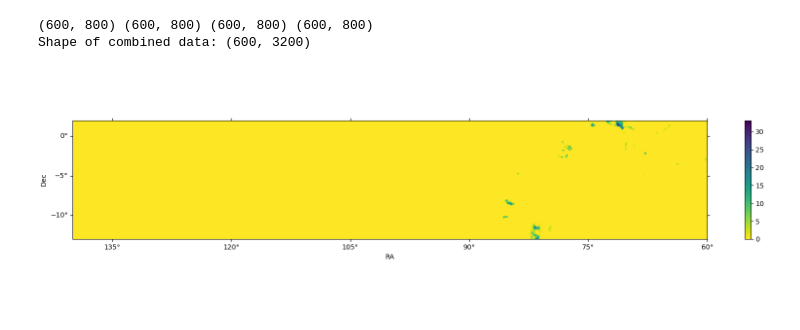
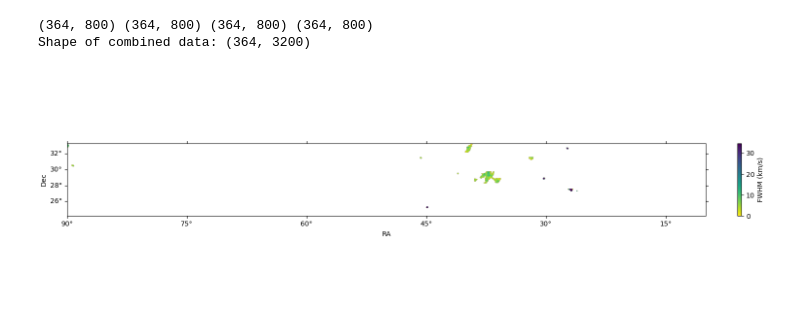
Before and after one commit to Firestar-Reimu/HVC-catalog, a Jupyter notebook: Figures/combine_images_moment.ipynb, the cells around one changed output. Cells and saved outputs as stored; diff of their text form; code cells hidden in the pictures.

```diff
--- a/Figures/combine_images_moment.ipynb
+++ b/Figures/combine_images_moment.ipynb
@@ -15,11 +12,14 @@ from astropy.visualization import simple_norm
 # %%
 # Combine CRAFTS data cubes
 
-file1 = "CRAFTS_RA60_80_DEC-13_2_-_moment0.fits"
-file2 = "CRAFTS_RA80_100_DEC-13_2_-_moment0.fits"
-file3 = "CRAFTS_RA100_120_DEC-13_2_-_moment0.fits"
-file4 = "CRAFTS_RA120_140_DEC-13_2_-_moment0.fits"
-output_file = './combined/CRAFTS_RA60_140_DEC-13_2_-_moment0.fits'
+file1 = "CRAFTS_RA10_30_DEC24_33_+_moment2.fits"
+file2 = "CRAFTS_RA30_50_DEC24_33_+_moment2.fits"
+file3 = "CRAFTS_RA50_70_DEC24_33_+_moment2.fits"
+file4 = "CRAFTS_RA70_90_DEC24_33_+_moment2.fits"
+output_file = './combined/CRAFTS_RA10_90_DEC24_33_+_moment2.fits'
+output_img = './combined/CRAFTS_RA10_90_DEC24_33_+_moment2.png'
+label_index = 2
+labels = ["Moment 0 (K km/s)", r"$V_{\mathrm{LSR}}\ \mathrm{(km/s)}$", "FWHM (km/s)"]
 
 hdul1 = fits.open(file1)
 hdr1 = hdul1[0].header
@@ -42,27 +42,26 @@ combined_data = np.concatenate((data4, data3, data2, data1), axis=1)
 print("Shape of combined data:", combined_data.shape)
 combined_header = hdr4.copy()
 # %% [output]
-(600, 800) (600, 800) (600, 800) (600, 800)
-Shape of combined data: (600, 3200)
+(364, 800) (364, 800) (364, 800) (364, 800)
+Shape of combined data: (364, 3200)
 # %%
-def displayimage(img, wcs):
-    fig, ax = plt.subplots(
-        figsize=(15, 5), layout="compressed", subplot_kw={"projection": wcs}
-    )
-    norm = simple_norm(np.array(img), vmin=np.nanmin(img), vmax=np.nanmax(img), stretch="linear")
-    im = ax.imshow(img, norm=norm, cmap="viridis_r", origin="lower")
-    lon = ax.coords[0]
-    lat = ax.coords[1]
-    lon.set_major_formatter("dd")
-    lat.set_major_formatter("dd")
-    lon.set_axislabel("RA")
-    lat.set_axislabel("Dec")
-    plt.colorbar(im)
-    plt.show()
-
-displayimage(combined_data, WCS(combined_header))
+fig, ax = plt.subplots(
+    figsize=(15, 5), layout="compressed", subplot_kw={"projection": WCS(combined_header)}
+)
+vmin, vmax = np.nanpercentile(combined_data, [5, 95])
+norm = simple_norm(np.array(combined_data), vmin=vmin, vmax=vmax, stretch="linear")
+im = ax.imshow(combined_data, norm=norm, cmap="viridis_r", origin="lower")
+lon = ax.coords[0]
+lat = ax.coords[1]
+lon.set_major_formatter("dd")
+lat.set_major_formatter("dd")
+lon.set_axislabel("RA")
+lat.set_axislabel("Dec")
+plt.colorbar(im, ax=ax, label=labels[label_index])
+plt.savefig(output_img, dpi=300, bbox_inches="tight")
+plt.show()
 # %% [output]
-[figure, old version]
+[figure, new version]
 # %%
 hdu = fits.PrimaryHDU(data=combined_data, header=combined_header)
 hdul = fits.HDUList([hdu])
```
Also changed, not shown: parts of 1 cell of this notebook, 38 other files.
